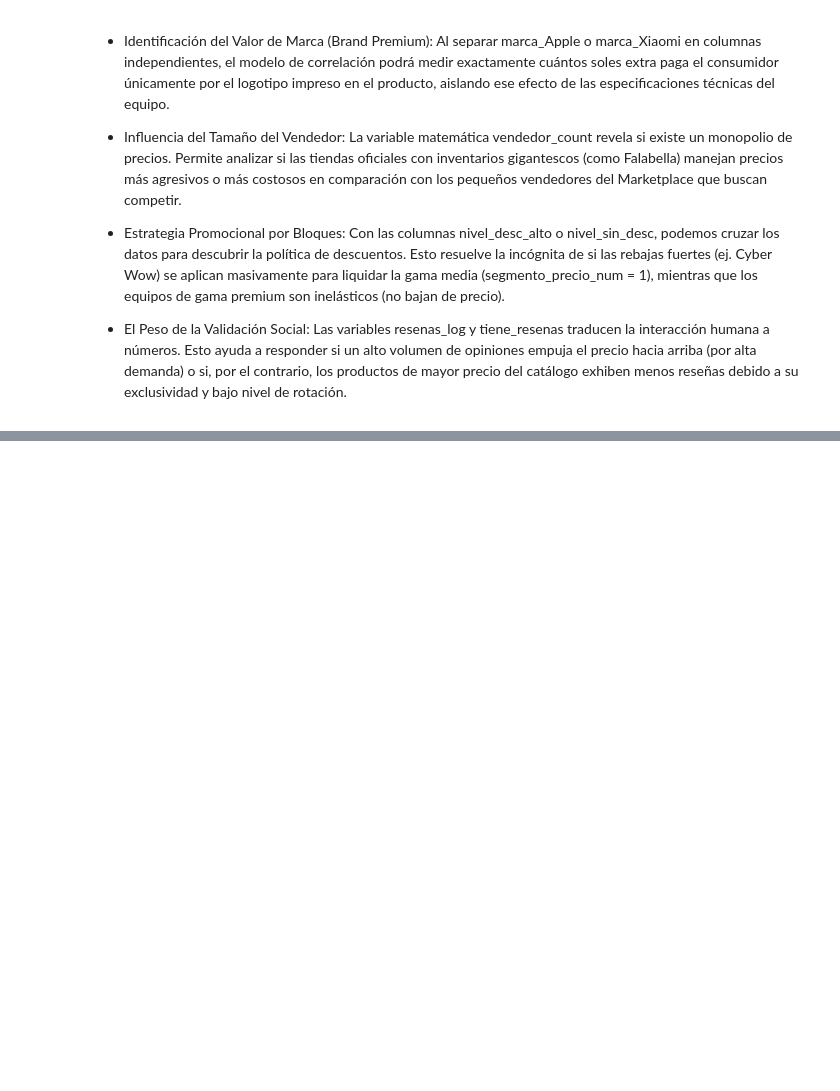
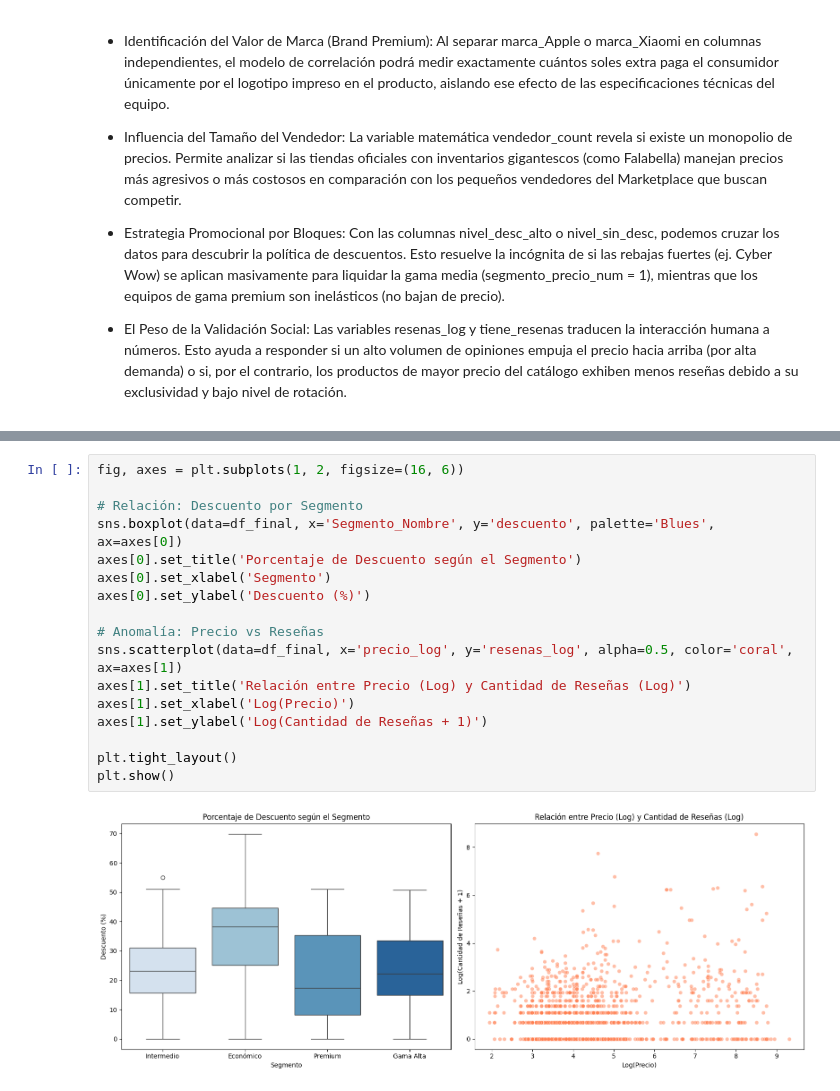
Before and after one commit to dayroncueva-ops/ACD_Proyecto_2026, a Jupyter notebook: notebooks/02_feature_engineering_analisis_y_visualizacion.ipynb, the cells around one changed output, grey strips where cells are left out. Saved outputs shown, nothing was run; the diff lists cells and outputs as text; blank space fills up the shorter version.

```diff
--- a/notebooks/02_feature_engineering_analisis_y_visualizacion.ipynb
+++ b/notebooks/02_feature_engineering_analisis_y_visualizacion.ipynb
@@ -346,0 +394,19 @@ Index(['nombre', 'vendedor', 'precio', 'precio_original', 'descuento',
+# %%
+fig, axes = plt.subplots(1, 2, figsize=(16, 6))
+
+# Relación: Descuento por Segmento
+sns.boxplot(data=df_final, x='Segmento_Nombre', y='descuento', palette='Blues', ax=axes[0])
+axes[0].set_title('Porcentaje de Descuento según el Segmento')
+axes[0].set_xlabel('Segmento')
+axes[0].set_ylabel('Descuento (%)')
+
+# Anomalía: Precio vs Reseñas
+sns.scatterplot(data=df_final, x='precio_log', y='resenas_log', alpha=0.5, color='coral', ax=axes[1])
+axes[1].set_title('Relación entre Precio (Log) y Cantidad de Reseñas (Log)')
+axes[1].set_xlabel('Log(Precio)')
+axes[1].set_ylabel('Log(Cantidad de Reseñas + 1)')
+
+plt.tight_layout()
+plt.show()
+# %% [output]
+[figure, added]
```
Also changed, not shown: parts of 19 cells of this notebook, 3 other files.
